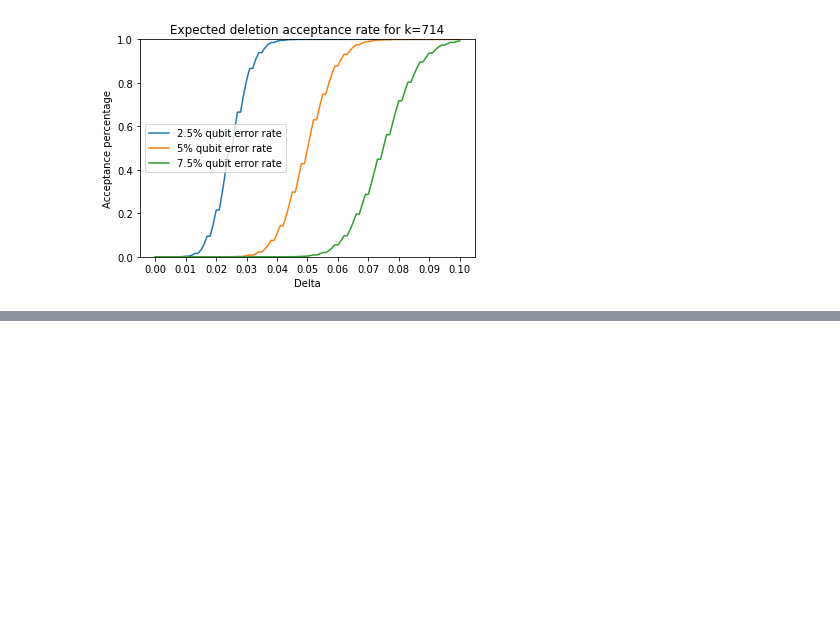
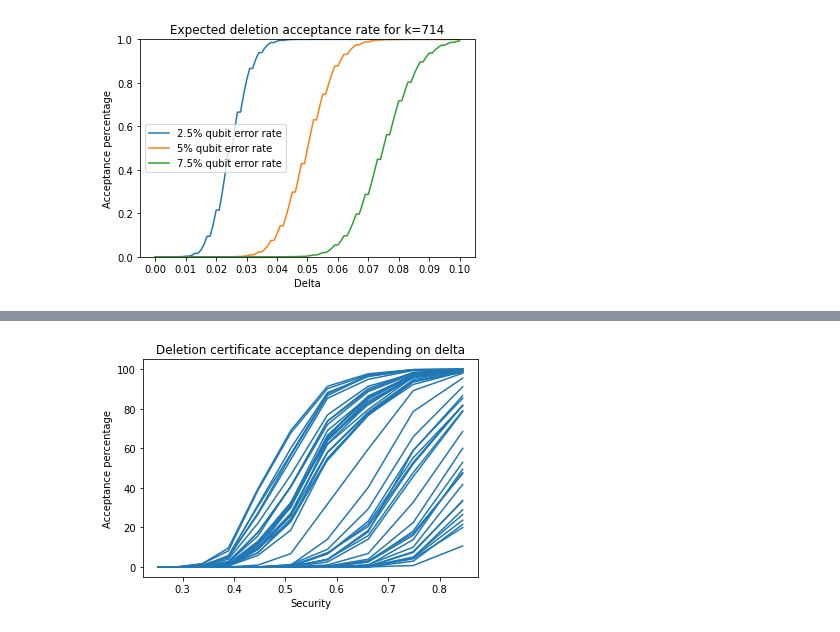
Before and after one commit to OrenScheer/certified-deletion, a Jupyter notebook: plot_creation.ipynb, the cells around one changed output, grey strips where cells are left out. Cells and saved outputs as stored; diff of their text form; code cells hidden in the pictures; blank space fills up the shorter version.

```diff
--- a/plot_creation.ipynb
+++ b/plot_creation.ipynb
@@ -170,0 +200,32 @@ plt.show()
+# %%
+def get_success_rate_with_new_delta(exp: Experiment, new_delta: float) -> float:
+    old_delta = exp.scheme_parameters.delta
+    exp.scheme_parameters.delta = new_delta
+    new_success_rate = exp.get_test1_success_rate()
+    exp.scheme_parameters.delta = old_delta
+    return new_success_rate
+
+for exp in experiments:
+    deltas = [0 + i*0.005 for i in range(10)]
+    security = [
+        optimize_for_params(scheme_parameters.SchemeParameters(
+            security_parameter_lambda=exp.scheme_parameters.security_parameter_lambda,
+            n=exp.scheme_parameters.n,
+            k=exp.scheme_parameters.k,
+            s=exp.scheme_parameters.s,
+            tau=exp.scheme_parameters.tau,
+            mu=exp.scheme_parameters.mu,
+            delta=delta,
+            error_correcting_code_name=exp.scheme_parameters.error_correcting_code_name
+        ))
+        for delta in deltas
+    ]
+    certificate_acceptance = [get_success_rate_with_new_delta(exp, delta) for delta in deltas]
+    plt.plot(security, certificate_acceptance, color="#1f77b4")
+
+plt.title("Deletion certificate acceptance depending on delta")
+plt.xlabel("Security")
+plt.ylabel("Acceptance percentage")
+plt.show()
+# %% [output]
+[figure, added]
```
Also changed, not shown: parts of 4 cells of this notebook, 1 other file.
